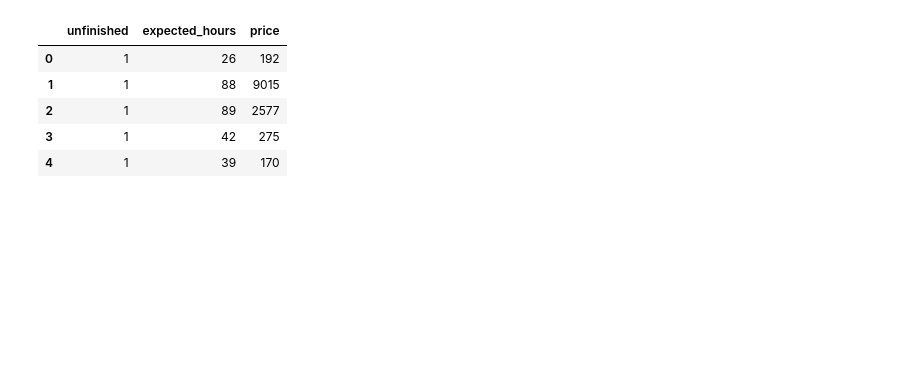
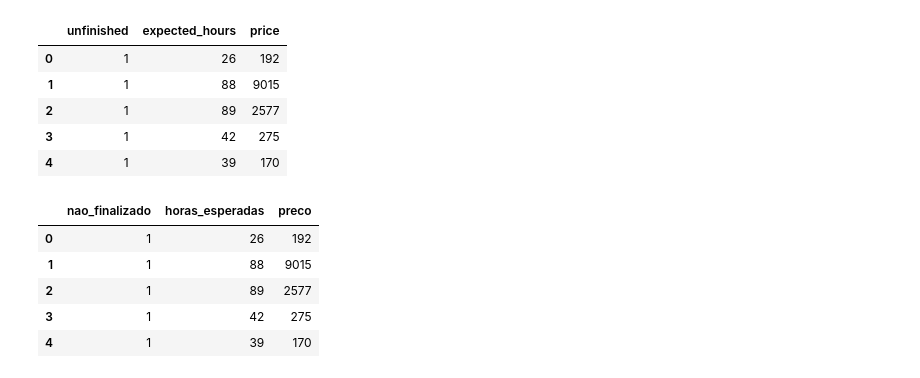
Before and after one commit to fcardosoo/Alura-018-Machine-Learning-classificacao-com-SKLearn, a Jupyter notebook: Projeto_de_classificacao_3.ipynb, the cells around one changed output. Cells and saved outputs as stored; diff of their text form; code cells hidden in the pictures; blank space fills up the shorter version.

```diff
--- a/Projeto_de_classificacao_3.ipynb
+++ b/Projeto_de_classificacao_3.ipynb
@@ -14,9 +15,17 @@ dados.head()
 # %%
 # Renomeando as colunas
 
 renomear = {
     'unfinished': 'nao_finalizado',
     'expected_hours': 'horas_esperadas',
     'price': 'preco'
 }
 dados = dados.rename(columns = renomear)
+dados.head()
+# %% [output]
+|  | nao_finalizado | horas_esperadas | preco |
+| 0 | 1 | 26 | 192 |
+| 1 | 1 | 88 | 9015 |
+| 2 | 1 | 89 | 2577 |
+| 3 | 1 | 42 | 275 |
+| 4 | 1 | 39 | 170 |
```
Also changed, not shown: parts of 5 cells of this notebook.
